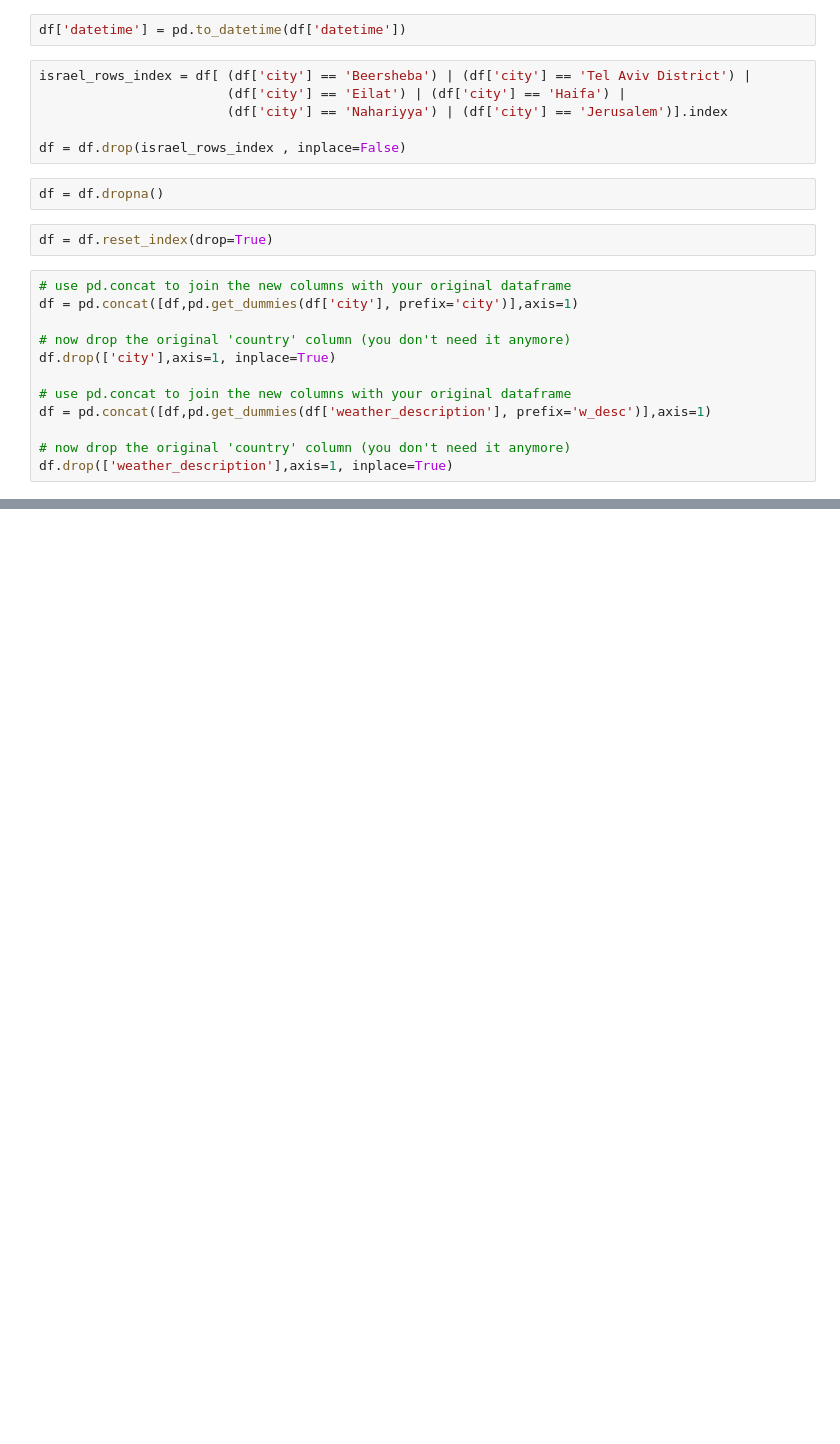
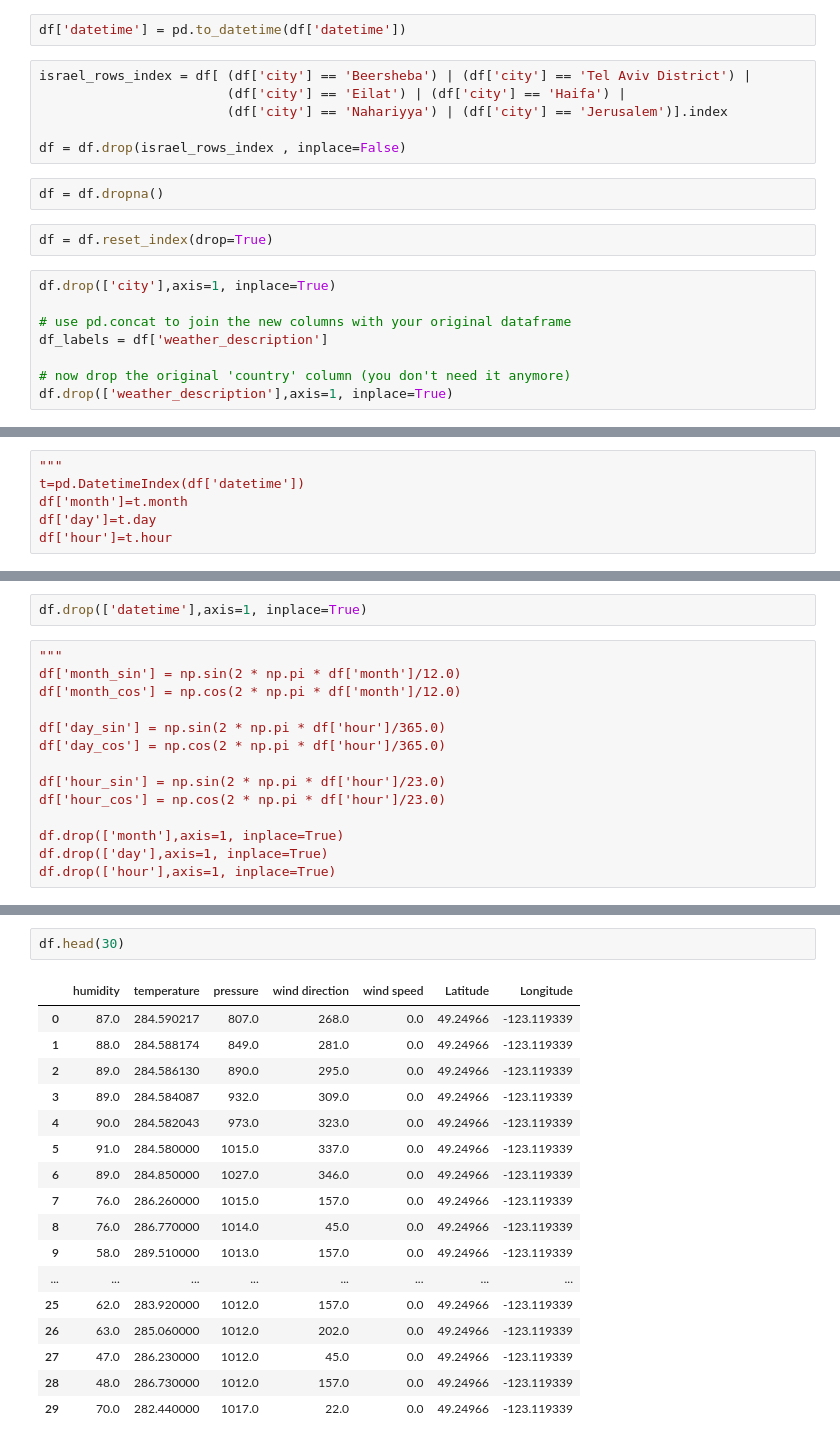
Before and after one commit to dnorris823/NA_Weather_Prediction, a Jupyter notebook: Initial Data Wrangling.ipynb, the cells around one changed output, grey strips where cells are left out. Drawn from its saved outputs; the diff is of its cells as text; blank space fills up the shorter version.

```diff
--- a/Initial Data Wrangling.ipynb
+++ b/Initial Data Wrangling.ipynb
@@ -133,14 +145,10 @@ df = df.dropna()
 # %%
 df = df.reset_index(drop=True)
 # %%
-# use pd.concat to join the new columns with your original dataframe
-df = pd.concat([df,pd.get_dummies(df['city'], prefix='city')],axis=1)
-
-# now drop the original 'country' column (you don't need it anymore)
 df.drop(['city'],axis=1, inplace=True)
 
 # use pd.concat to join the new columns with your original dataframe
-df = pd.concat([df,pd.get_dummies(df['weather_description'], prefix='w_desc')],axis=1)
+df_labels = df['weather_description']
 
 # now drop the original 'country' column (you don't need it anymore)
 df.drop(['weather_description'],axis=1, inplace=True)
@@ -146,0 +171,6 @@ df.drop(['weather_description'],axis=1, inplace=True)
+# %%
+"""
+t=pd.DatetimeIndex(df['datetime'])
+df['month']=t.month
+df['day']=t.day
+df['hour']=t.hour
@@ -146,0 +188,16 @@ df.drop(['weather_description'],axis=1, inplace=True)
+# %%
+df.drop(['datetime'],axis=1, inplace=True)
+# %%
+"""
+df['month_sin'] = np.sin(2 * np.pi * df['month']/12.0)
+df['month_cos'] = np.cos(2 * np.pi * df['month']/12.0)
+
+df['day_sin'] = np.sin(2 * np.pi * df['hour']/365.0)
+df['day_cos'] = np.cos(2 * np.pi * df['hour']/365.0)
+
+df['hour_sin'] = np.sin(2 * np.pi * df['hour']/23.0)
+df['hour_cos'] = np.cos(2 * np.pi * df['hour']/23.0)
+
+df.drop(['month'],axis=1, inplace=True)
+df.drop(['day'],axis=1, inplace=True)
+df.drop(['hour'],axis=1, inplace=True)
@@ -146,0 +206,20 @@ df.drop(['weather_description'],axis=1, inplace=True)
+# %%
+df.head(30)
+# %% [output]
+|  | humidity | temperature | pressure | wind direction | wind speed | Latitude | Longitude |
+| 0 | 87.0 | 284.590217 | 807.0 | 268.0 | 0.0 | 49.24966 | -123.119339 |
+| 1 | 88.0 | 284.588174 | 849.0 | 281.0 | 0.0 | 49.24966 | -123.119339 |
+| 2 | 89.0 | 284.586130 | 890.0 | 295.0 | 0.0 | 49.24966 | -123.119339 |
+| 3 | 89.0 | 284.584087 | 932.0 | 309.0 | 0.0 | 49.24966 | -123.119339 |
+| 4 | 90.0 | 284.582043 | 973.0 | 323.0 | 0.0 | 49.24966 | -123.119339 |
+| 5 | 91.0 | 284.580000 | 1015.0 | 337.0 | 0.0 | 49.24966 | -123.119339 |
+| 6 | 89.0 | 284.850000 | 1027.0 | 346.0 | 0.0 | 49.24966 | -123.119339 |
+| 7 | 76.0 | 286.260000 | 1015.0 | 157.0 | 0.0 | 49.24966 | -123.119339 |
+| 8 | 76.0 | 286.770000 | 1014.0 | 45.0 | 0.0 | 49.24966 | -123.119339 |
+| 9 | 58.0 | 289.510000 | 1013.0 | 157.0 | 0.0 | 49.24966 | -123.119339 |
+| ... | ... | ... | ... | ... | ... | ... | ... |
+| 25 | 62.0 | 283.920000 | 1012.0 | 157.0 | 0.0 | 49.24966 | -123.119339 |
+| 26 | 63.0 | 285.060000 | 1012.0 | 202.0 | 0.0 | 49.24966 | -123.119339 |
+| 27 | 47.0 | 286.230000 | 1012.0 | 45.0 | 0.0 | 49.24966 | -123.119339 |
+| 28 | 48.0 | 286.730000 | 1012.0 | 157.0 | 0.0 | 49.24966 | -123.119339 |
+| 29 | 70.0 | 282.440000 | 1017.0 | 22.0 | 0.0 | 49.24966 | -123.119339 |
```
Also changed, not shown: parts of 9 cells of this notebook, 3 other files.
